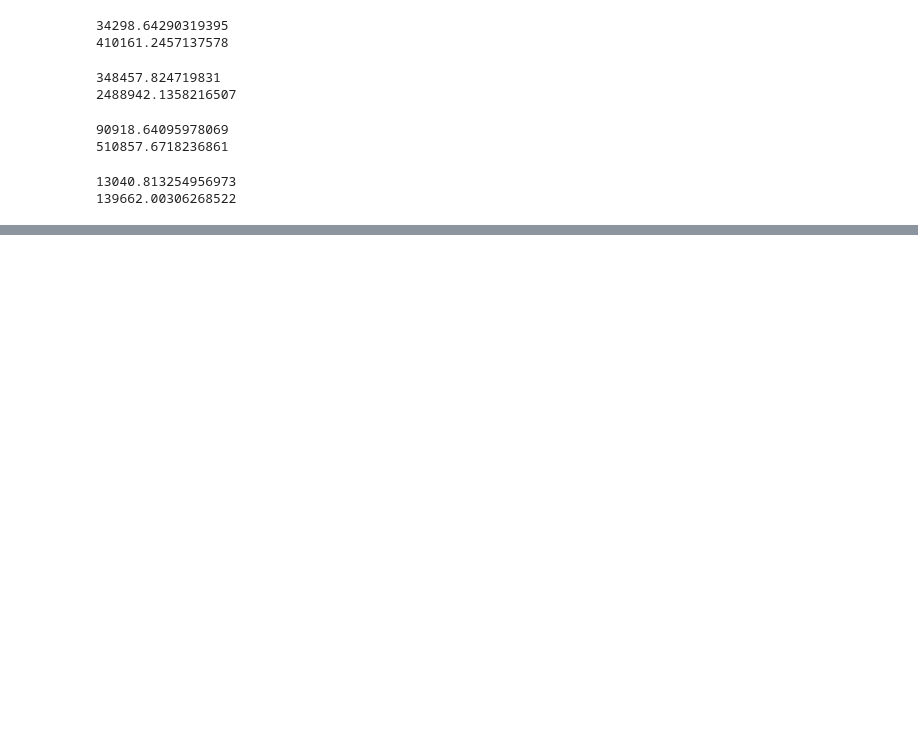
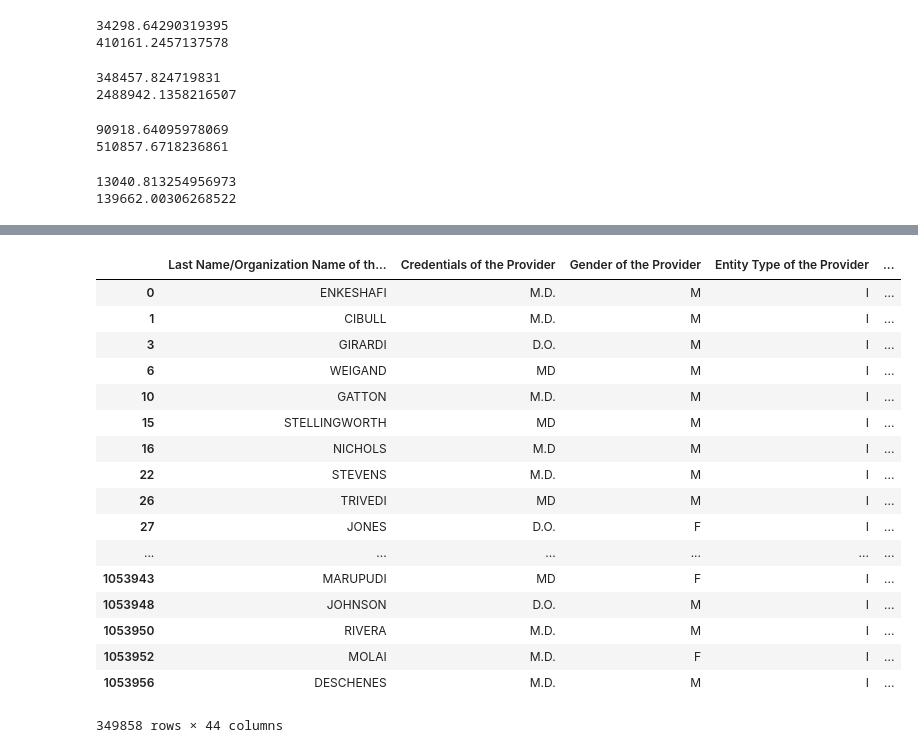
Before and after one commit to mgeiger310/applied_ds, a Jupyter notebook: ksunka01/Kush_data_clean.ipynb, the cells around one changed output, grey strips where cells are left out. Cells and saved outputs as stored; diff of their text form; code cells hidden in the pictures; blank space fills up the shorter version.

```diff
--- a/ksunka01/Kush_data_clean.ipynb
+++ b/ksunka01/Kush_data_clean.ipynb
@@ -239,0 +301,21 @@ error = ['std1','std2','std3','std4']
+# %%
+meddata.dropna()
+# %% [output]
+|  | Last Name/Organization Name of th... | Credentials of the Provider | Gender of the Provider | Entity Type of the Provider | ... |
+| 0 | ENKESHAFI | M.D. | M | I | ... |
+| 1 | CIBULL | M.D. | M | I | ... |
+| 3 | GIRARDI | D.O. | M | I | ... |
+| 6 | WEIGAND | MD | M | I | ... |
+| 10 | GATTON | M.D. | M | I | ... |
+| 15 | STELLINGWORTH | MD | M | I | ... |
+| 16 | NICHOLS | M.D | M | I | ... |
+| 22 | STEVENS | M.D. | M | I | ... |
+| 26 | TRIVEDI | MD | M | I | ... |
+| 27 | JONES | D.O. | F | I | ... |
+| ... | ... | ... | ... | ... | ... |
+| 1053943 | MARUPUDI | MD | F | I | ... |
+| 1053948 | JOHNSON | D.O. | M | I | ... |
+| 1053950 | RIVERA | M.D. | M | I | ... |
+| 1053952 | MOLAI | M.D. | F | I | ... |
+| 1053956 | DESCHENES | M.D. | M | I | ... |
+349858 rows × 44 columns
```
Also changed, not shown: parts of 17 cells of this notebook.
